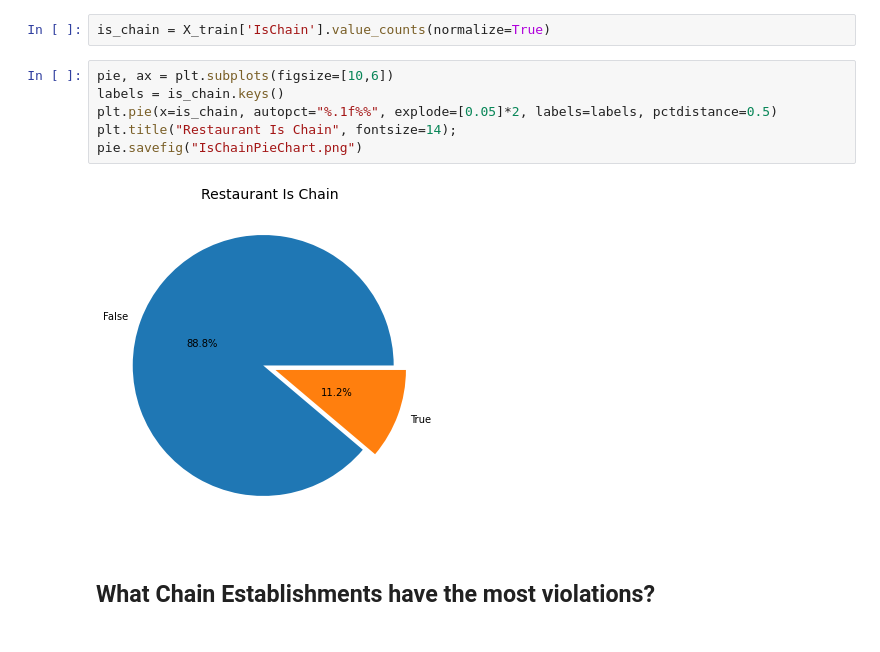
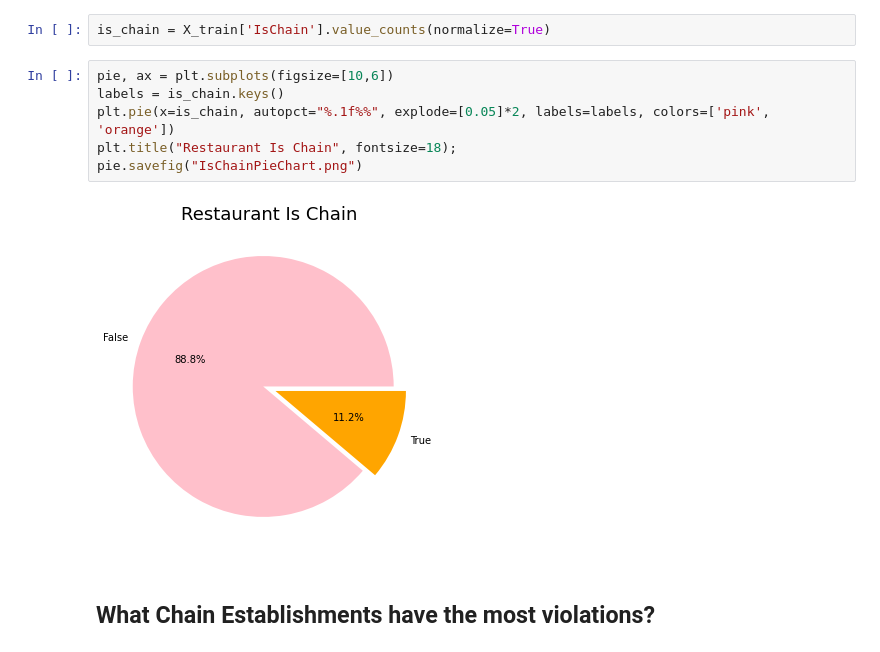
Before and after one commit to adcm2292/phase-3-project-nyc-restaurant-inspections, a Jupyter notebook: RestaurantInspections/Notebooks/EDA-by-DBA-and-CAMIS.ipynb, the cells around one changed output. Cells and saved outputs as stored; diff of their text form.

```diff
--- a/RestaurantInspections/Notebooks/EDA-by-DBA-and-CAMIS.ipynb
+++ b/RestaurantInspections/Notebooks/EDA-by-DBA-and-CAMIS.ipynb
@@ -15,11 +15,11 @@ is_chain = X_train['IsChain'].value_counts(normalize=True)
 # %%
 pie, ax = plt.subplots(figsize=[10,6])
 labels = is_chain.keys()
-plt.pie(x=is_chain, autopct="%.1f%%", explode=[0.05]*2, labels=labels, pctdistance=0.5)
-plt.title("Restaurant Is Chain", fontsize=14);
+plt.pie(x=is_chain, autopct="%.1f%%", explode=[0.05]*2, labels=labels, colors=['pink', 'orange'])
+plt.title("Restaurant Is Chain", fontsize=18);
 pie.savefig("IsChainPieChart.png")
 # %% [output]
-[figure, old version]
+[figure, new version]
 # %% [markdown]
 ## What Chain Establishments have the most violations?
 # %%
```
Also changed, not shown: parts of 1 cell of this notebook, 3 other files.
